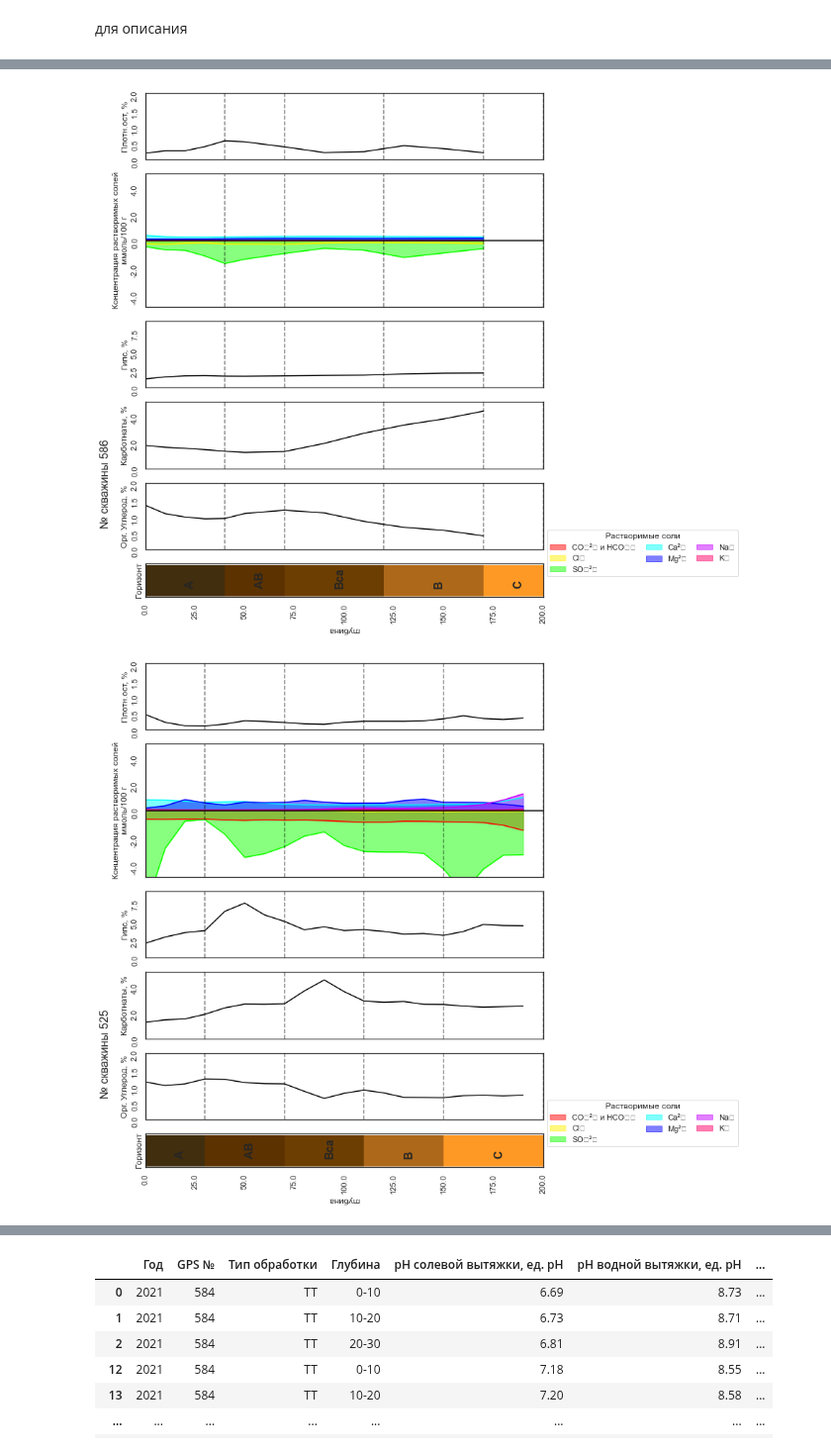
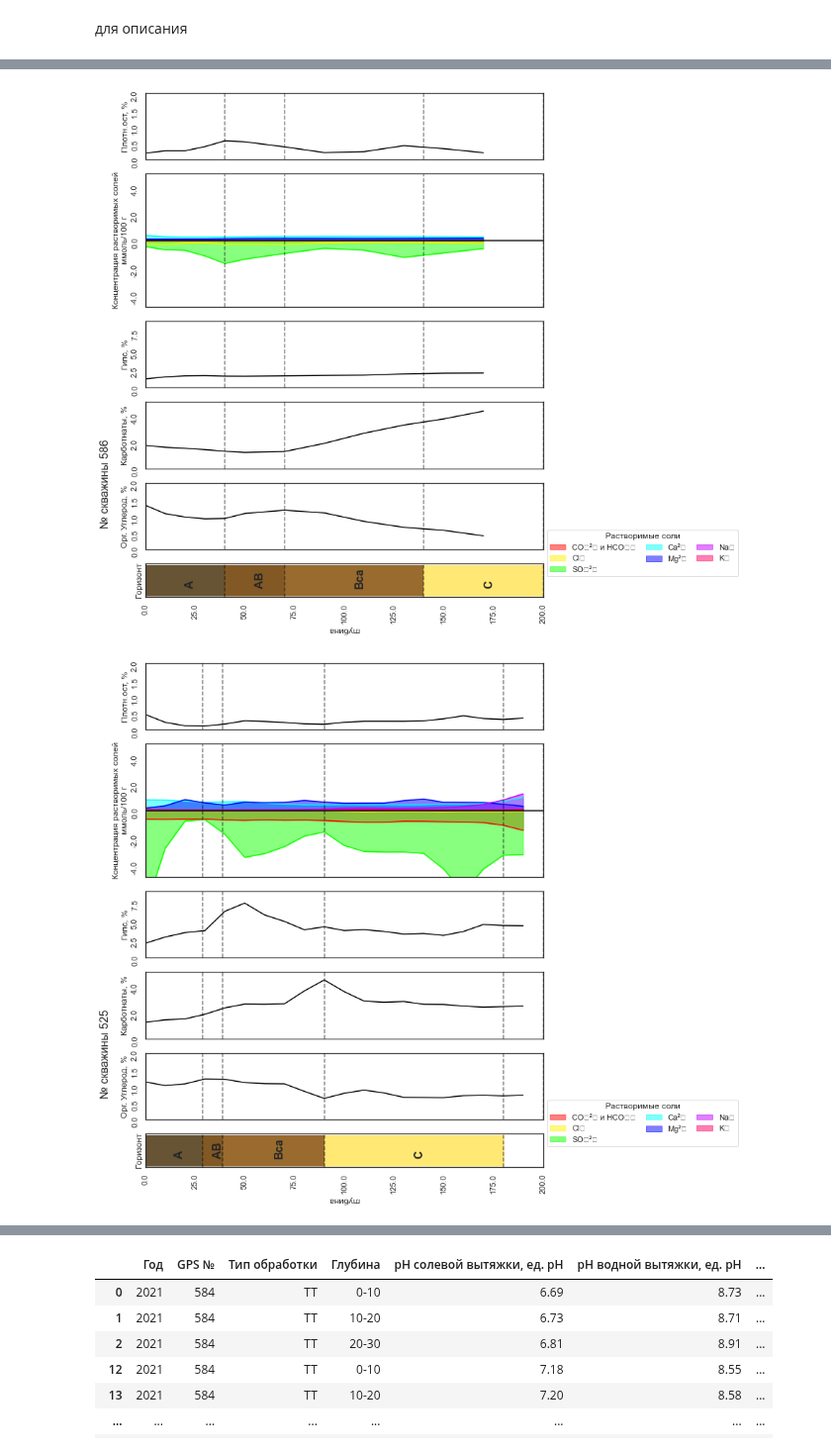
Before and after one commit to hukitoc94/total_archangelskiy, a Jupyter notebook: field_scale/field_data/field_data_analis.ipynb, the cells around one changed output, grey strips where cells are left out. Shown at 99% size. Drawn from its saved outputs; the diff is of its cells as text; code cells hidden in the pictures.

```diff
--- a/field_scale/field_data/field_data_analis.ipynb
+++ b/field_scale/field_data/field_data_analis.ipynb
@@ -549,6 +549,7 @@ def profile_plot(sample,plot_name , horizonts = None,depth = None, colors = None
             ax[-1].fill_between(x =depth[hor],y1 = 2, color=colors[hor],  hatch = ['+'])
             text_position = (depth[hor][1] - depth[hor][0])/2 + depth[hor][0]
             ax[-1].text(x = text_position , y = 0.6, s = horizonts[hor],size = 16,weight='bold' , rotation = 90)
+            ax[-1].axvline(depth[hor][1],color =  "black", alpha = 0.5, linestyle = "--")
 
     ax_num = [2,3,4]
     for num, prop in enumerate(agrochem_features):
@@ -654,14 +657,18 @@ profile_plot(agrochemistry_total[agrochemistry_total["GPS №"] == '527'], '527'
 # %%
-horizonts = ['A',"AB" , "Bca",'B','C']
-depth = [[0,40],[40,70], [70 ,120],[120,170],[170,200]]
+horizonts = ['A',"AB" , "Bca",'C']
+depth = [[0,40],[40,70], [70 ,140],[140,200]]
+colors =["#675434","#825925","#996B2F", "#FFE874"]
+
 profile_plot(agrochemistry_total[agrochemistry_total["GPS №"] == '586'], '586' , horizonts, depth, colors)
 # %% [output]
-[figure, old version]
+[figure, new version]
 # %%
-horizonts = ['A',"AB" , "Bca",'B','C']
-depth = [[0,30],[30,70], [70 ,110],[110,150],[150,200]]
+horizonts = ['A',"AB" , "Bca",'C']
+depth = [[0,29],[29,39], [39 ,90],[90,180],[150,200]]
+colors =["#675434","#825925","#996B2F", "#FFE874"]
+
 profile_plot(agrochemistry_total[agrochemistry_total["GPS №"] == '525'], '525' , horizonts, depth, colors)
 # %% [output]
-[figure, old version]
+[figure, new version]
 # %%
 horizonts = ['A',"AB" , "Bca",'B','C']
```
Also changed, not shown: parts of 21 cells of this notebook, 10 other files.
